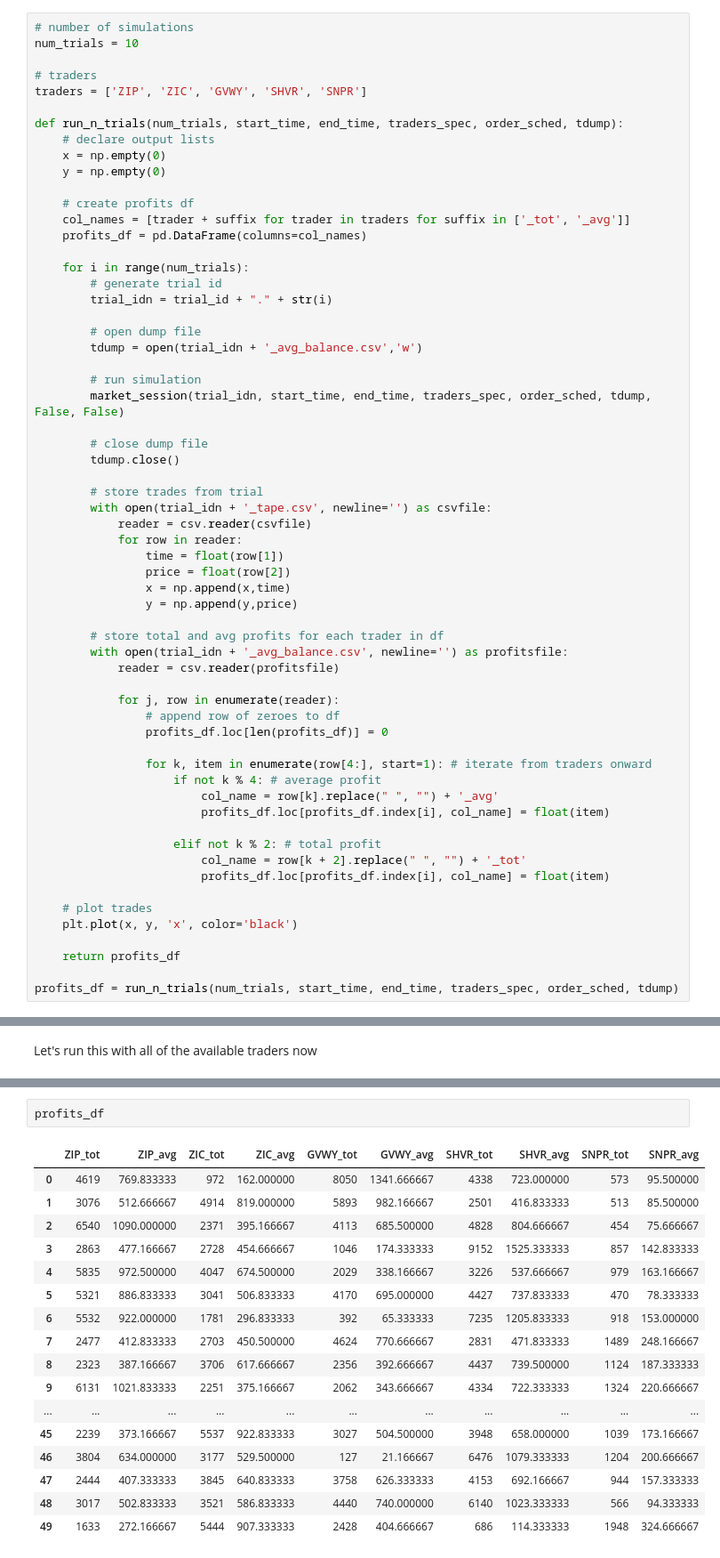
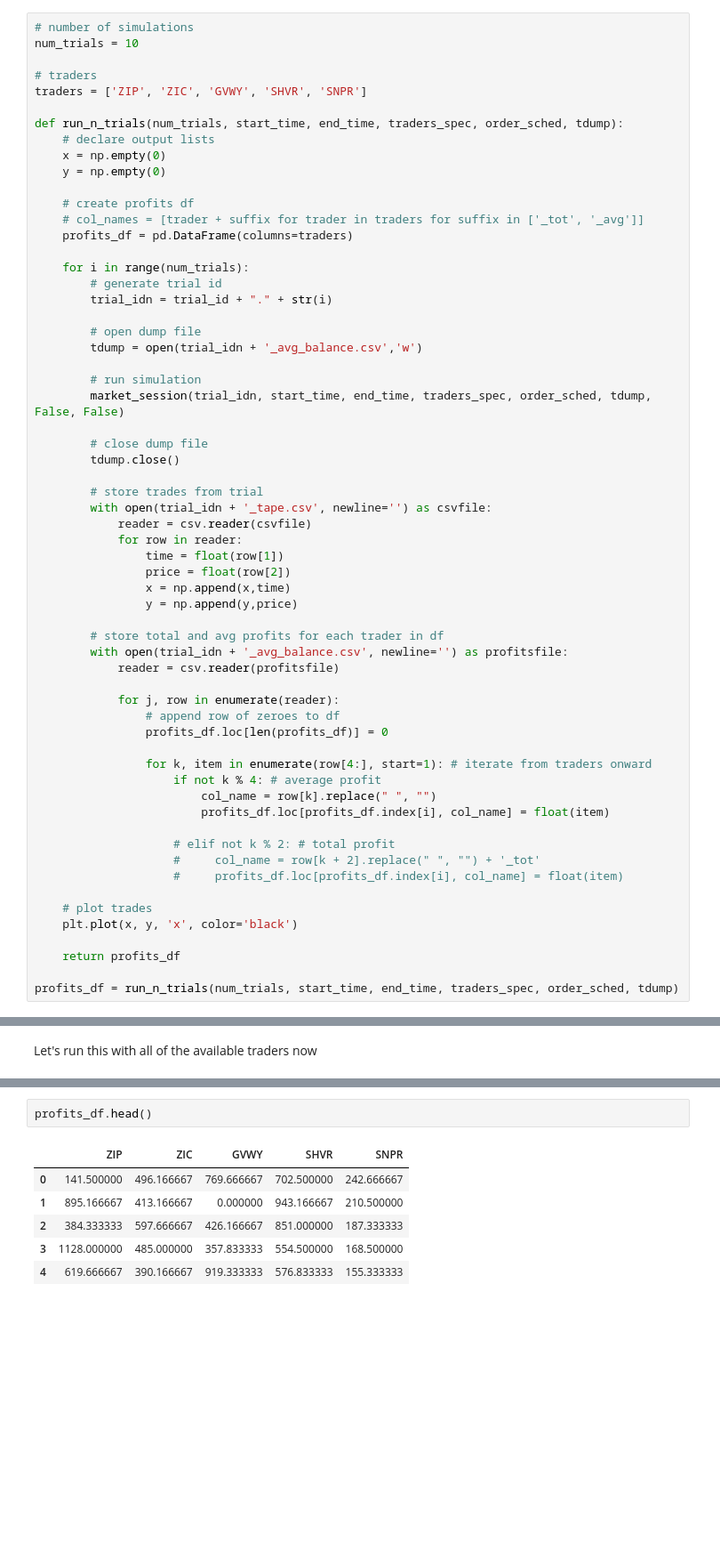
Before and after one commit to finnformica/BristolStockExchange, a Jupyter notebook: CA3_experiment.ipynb, the cells around one changed output, grey strips where cells are left out. Shown at 89% size. Cells and saved outputs as stored; diff of their text form; blank space fills up the shorter version.

```diff
--- a/CA3_experiment.ipynb
+++ b/CA3_experiment.ipynb
@@ -125,8 +125,8 @@ def run_n_trials(num_trials, start_time, end_time, traders_spec, order_sched, td
     y = np.empty(0)
 
     # create profits df
-    col_names = [trader + suffix for trader in traders for suffix in ['_tot', '_avg']]
-    profits_df = pd.DataFrame(columns=col_names)
+    # col_names = [trader + suffix for trader in traders for suffix in ['_tot', '_avg']]
+    profits_df = pd.DataFrame(columns=traders)
 
     for i in range(num_trials):
         # generate trial id
@@ -160,12 +160,12 @@ def run_n_trials(num_trials, start_time, end_time, traders_spec, order_sched, td
 
                 for k, item in enumerate(row[4:], start=1): # iterate from traders onward
                     if not k % 4: # average profit
-                        col_name = row[k].replace(" ", "") + '_avg'
+                        col_name = row[k].replace(" ", "")
                         profits_df.loc[profits_df.index[i], col_name] = float(item)
 
-                    elif not k % 2: # total profit
-                        col_name = row[k + 2].replace(" ", "") + '_tot'
-                        profits_df.loc[profits_df.index[i], col_name] = float(item)
+                    # elif not k % 2: # total profit
+                    #     col_name = row[k + 2].replace(" ", "") + '_tot'
+                    #     profits_df.loc[profits_df.index[i], col_name] = float(item)
 
     # plot trades
     plt.plot(x, y, 'x', color='black')
@@ -239,21 +239,10 @@ profits_df = run_n_trials(num_trials, start_time, end_time, traders_spec, order_
 # %%
-profits_df
+profits_df.head()
 # %% [output]
-|  | ZIP_tot | ZIP_avg | ZIC_tot | ZIC_avg | GVWY_tot | GVWY_avg | SHVR_tot | SHVR_avg | SNPR_tot | SNPR_avg |
-| 0 | 4619 | 769.833333 | 972 | 162.000000 | 8050 | 1341.666667 | 4338 | 723.000000 | 573 | 95.500000 |
-| 1 | 3076 | 512.666667 | 4914 | 819.000000 | 5893 | 982.166667 | 2501 | 416.833333 | 513 | 85.500000 |
-| 2 | 6540 | 1090.000000 | 2371 | 395.166667 | 4113 | 685.500000 | 4828 | 804.666667 | 454 | 75.666667 |
-| 3 | 2863 | 477.166667 | 2728 | 454.666667 | 1046 | 174.333333 | 9152 | 1525.333333 | 857 | 142.833333 |
-| 4 | 5835 | 972.500000 | 4047 | 674.500000 | 2029 | 338.166667 | 3226 | 537.666667 | 979 | 163.166667 |
-| 5 | 5321 | 886.833333 | 3041 | 506.833333 | 4170 | 695.000000 | 4427 | 737.833333 | 470 | 78.333333 |
-| 6 | 5532 | 922.000000 | 1781 | 296.833333 | 392 | 65.333333 | 7235 | 1205.833333 | 918 | 153.000000 |
-| 7 | 2477 | 412.833333 | 2703 | 450.500000 | 4624 | 770.666667 | 2831 | 471.833333 | 1489 | 248.166667 |
-| 8 | 2323 | 387.166667 | 3706 | 617.666667 | 2356 | 392.666667 | 4437 | 739.500000 | 1124 | 187.333333 |
-| 9 | 6131 | 1021.833333 | 2251 | 375.166667 | 2062 | 343.666667 | 4334 | 722.333333 | 1324 | 220.666667 |
-| ... | ... | ... | ... | ... | ... | ... | ... | ... | ... | ... |
-| 45 | 2239 | 373.166667 | 5537 | 922.833333 | 3027 | 504.500000 | 3948 | 658.000000 | 1039 | 173.166667 |
-| 46 | 3804 | 634.000000 | 3177 | 529.500000 | 127 | 21.166667 | 6476 | 1079.333333 | 1204 | 200.666667 |
-| 47 | 2444 | 407.333333 | 3845 | 640.833333 | 3758 | 626.333333 | 4153 | 692.166667 | 944 | 157.333333 |
-| 48 | 3017 | 502.833333 | 3521 | 586.833333 | 4440 | 740.000000 | 6140 | 1023.333333 | 566 | 94.333333 |
-| 49 | 1633 | 272.166667 | 5444 | 907.333333 | 2428 | 404.666667 | 686 | 114.333333 | 1948 | 324.666667 |
+|  | ZIP | ZIC | GVWY | SHVR | SNPR |
+| 0 | 141.500000 | 496.166667 | 769.666667 | 702.500000 | 242.666667 |
+| 1 | 895.166667 | 413.166667 | 0.000000 | 943.166667 | 210.500000 |
+| 2 | 384.333333 | 597.666667 | 426.166667 | 851.000000 | 187.333333 |
+| 3 | 1128.000000 | 485.000000 | 357.833333 | 554.500000 | 168.500000 |
+| 4 | 619.666667 | 390.166667 | 919.333333 | 576.833333 | 155.333333 |
 # %%
```
Also changed, not shown: parts of 7 cells of this notebook.
